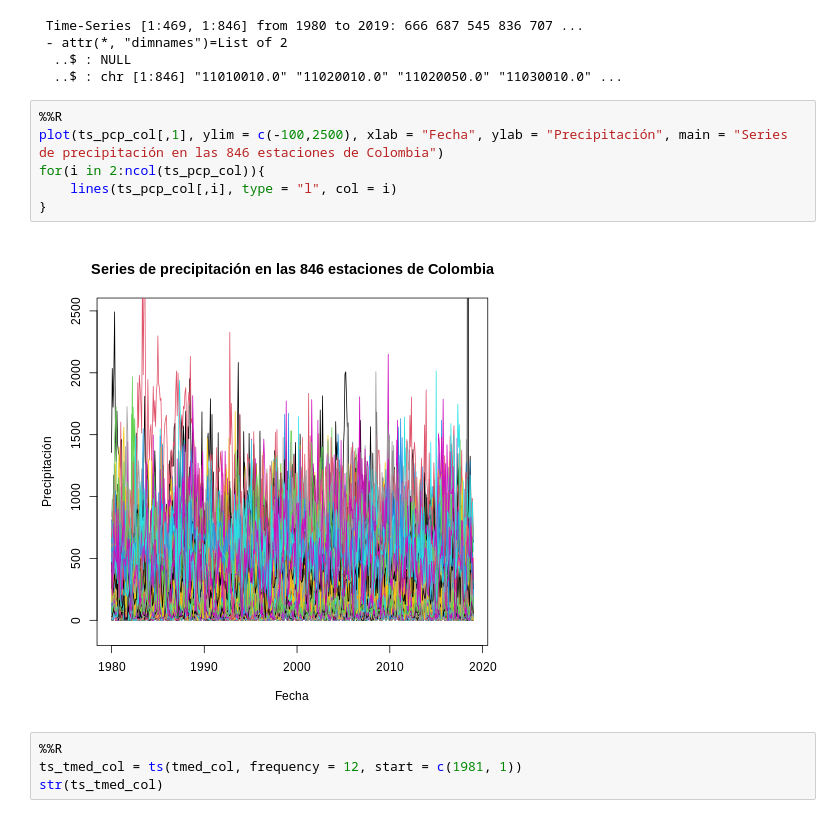
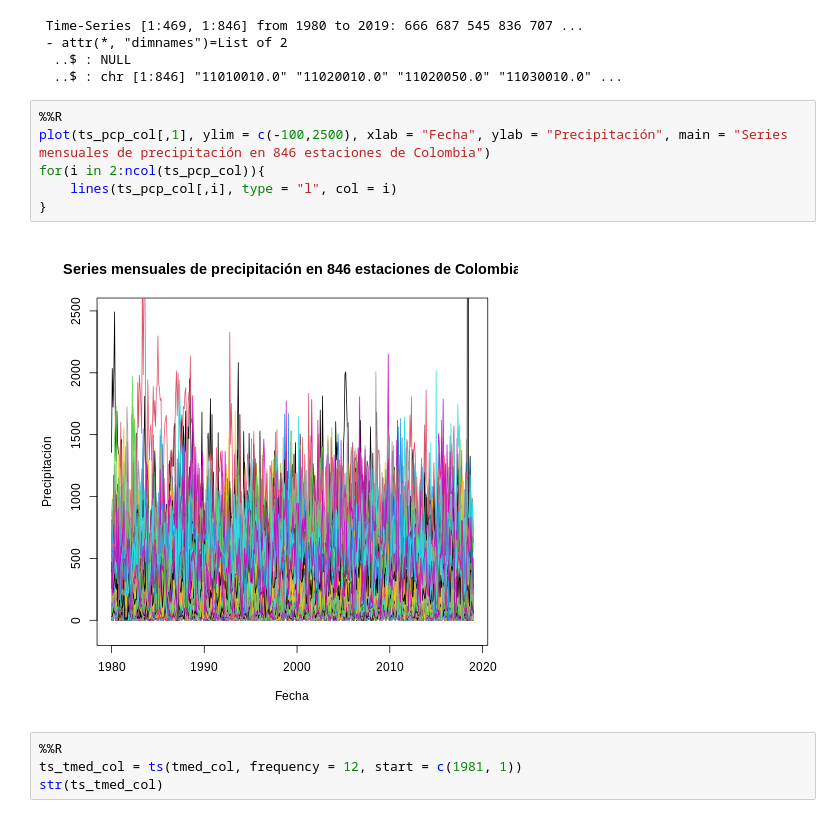
Before and after one commit to jofmorenore/TS_Climatic, a Jupyter notebook: python/TS_Climatic_variables.ipynb, the cells around one changed output. Drawn from its saved outputs; the diff is of its cells as text.

```diff
--- a/python/TS_Climatic_variables.ipynb
+++ b/python/TS_Climatic_variables.ipynb
@@ -284,12 +336,12 @@ str(ts_pcp_col)
   ..$ : chr [1:846] "11010010.0" "11020010.0" "11020050.0" "11030010.0" ...
 # %%
 %%R
-plot(ts_pcp_col[,1], ylim = c(-100,2500), xlab = "Fecha", ylab = "Precipitación", main = "Series de precipitación en las 846 estaciones de Colombia")
+plot(ts_pcp_col[,1], ylim = c(-100,2500), xlab = "Fecha", ylab = "Precipitación", main = "Series mensuales de precipitación en 846 estaciones de Colombia")
 for(i in 2:ncol(ts_pcp_col)){
     lines(ts_pcp_col[,i], type = "l", col = i)
 }
 # %% [output]
-[figure, old version]
+[figure, new version]
 # %%
 %%R
 ts_tmed_col = ts(tmed_col, frequency = 12, start = c(1981, 1))
```
Also changed, not shown: parts of 9 cells of this notebook.
